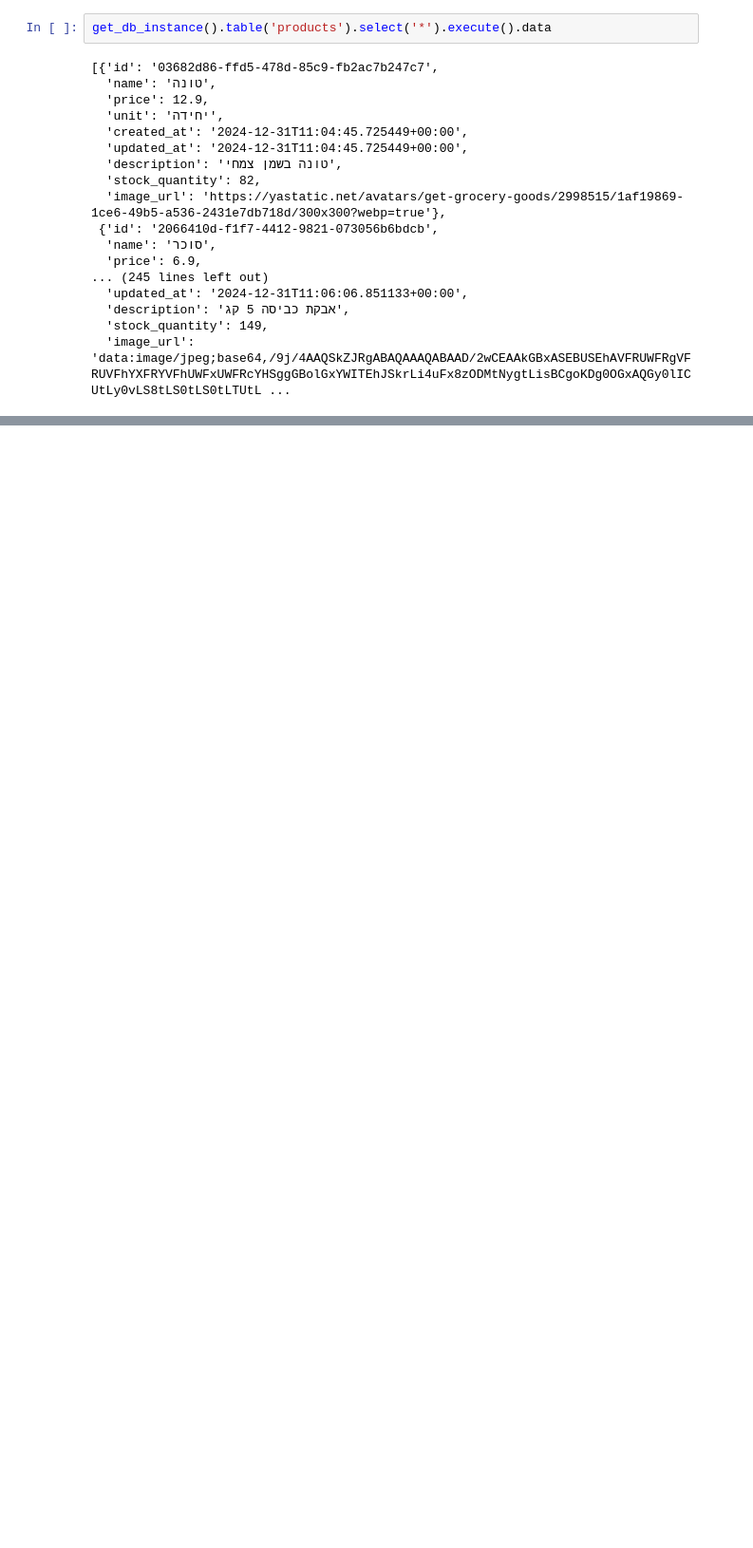
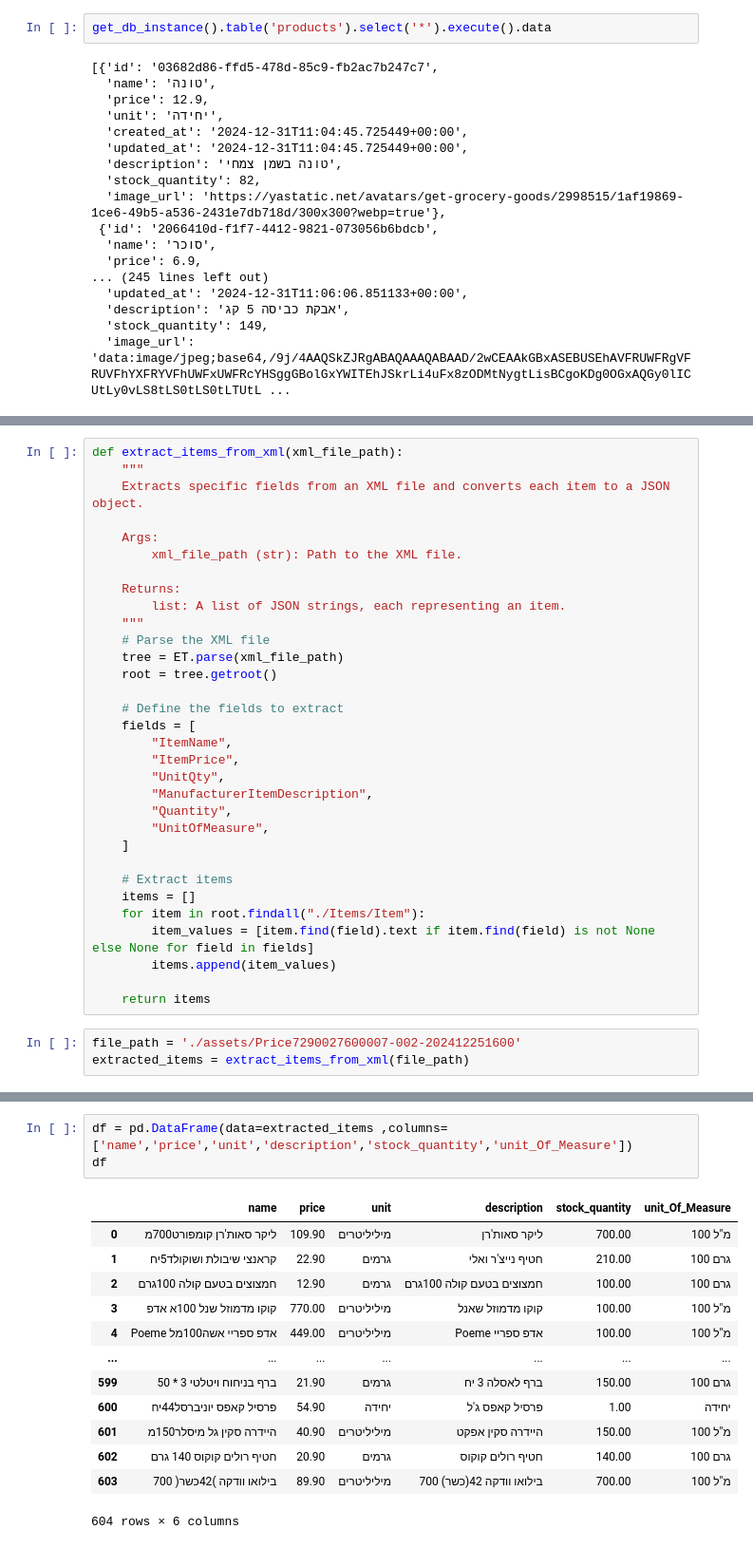
Before and after one commit to jonatanBuga/BuyWise-RAG, a Jupyter notebook: create_database.ipynb, the cells around one changed output, grey strips where cells are left out. Shown: that part at 95% size. Drawn from its saved outputs; the diff is of its cells as text; blank space fills up the shorter version.

Commit message:
cleaning data by using pandas and matplot lib

```diff
--- a/create_database.ipynb
+++ b/create_database.ipynb
@@ -22,0 +31,35 @@ get_db_instance().table('products').select('*').execute().data
+# %%
+def extract_items_from_xml(xml_file_path):
+    """
+    Extracts specific fields from an XML file and converts each item to a JSON object.
+
+    Args:
+        xml_file_path (str): Path to the XML file.
+
+    Returns:
+        list: A list of JSON strings, each representing an item.
+    """
+    # Parse the XML file
+    tree = ET.parse(xml_file_path)
+    root = tree.getroot()
+
+    # Define the fields to extract
+    fields = [
+        "ItemName",
+        "ItemPrice",
+        "UnitQty",
+        "ManufacturerItemDescription",
+        "Quantity",
+        "UnitOfMeasure",
+    ]
+
+    # Extract items
+    items = []
+    for item in root.findall("./Items/Item"):
+        item_values = [item.find(field).text if item.find(field) is not None else None for field in fields]
+        items.append(item_values)
+
+    return items
+# %%
+file_path = './assets/Price7290027600007-002-202412251600'
+extracted_items = extract_items_from_xml(file_path)
@@ -22,0 +90,17 @@ get_db_instance().table('products').select('*').execute().data
+# %%
+df = pd.DataFrame(data=extracted_items ,columns=['name','price','unit','description','stock_quantity','unit_Of_Measure'])
+df
+# %% [output]
+|  | name | price | unit | description | stock_quantity | unit_Of_Measure |
+| 0 | ליקר סאות'רן קומפורט700מ | 109.90 | מיליליטרים | ליקר סאות'רן | 700.00 | 100 מ"ל |
+| 1 | קראנצי שיבולת ושוקולד5יח | 22.90 | גרמים | חטיף נייצ'ר ואלי | 210.00 | 100 גרם |
+| 2 | חמצוצים בטעם קולה 100גרם | 12.90 | גרמים | חמצוצים בטעם קולה 100גרם | 100.00 | 100 גרם |
+| 3 | קוקו מדמוזל שנל 100א אדפ | 770.00 | מיליליטרים | קוקו מדמוזל שאנל | 100.00 | 100 מ"ל |
+| 4 | Poeme אדפ ספריי אשה100מל | 449.00 | מיליליטרים | Poeme אדפ ספריי | 100.00 | 100 מ"ל |
+| ... | ... | ... | ... | ... | ... | ... |
+| 599 | ברף בניחוח ויטלטי 3 * 50 | 21.90 | גרמים | ברף לאסלה 3 יח | 150.00 | 100 גרם |
+| 600 | פרסיל קאפס יוניברסל44יח | 54.90 | יחידה | פרסיל קאפס ג'ל | 1.00 | יחידה |
+| 601 | היידרה סקין גל מיסלר150מ | 40.90 | מיליליטרים | היידרה סקין אפקט | 150.00 | 100 מ"ל |
+| 602 | חטיף רולים קוקוס 140 גרם | 20.90 | גרמים | חטיף רולים קוקוס | 140.00 | 100 גרם |
+| 603 | בילואו וודקה )42כשר( 700 | 89.90 | מיליליטרים | בילואו וודקה 42(כשר) 700 | 700.00 | 100 מ"ל |
+604 rows × 6 columns
```
Also changed, not shown: parts of 8 cells of this notebook, 1 other file.
